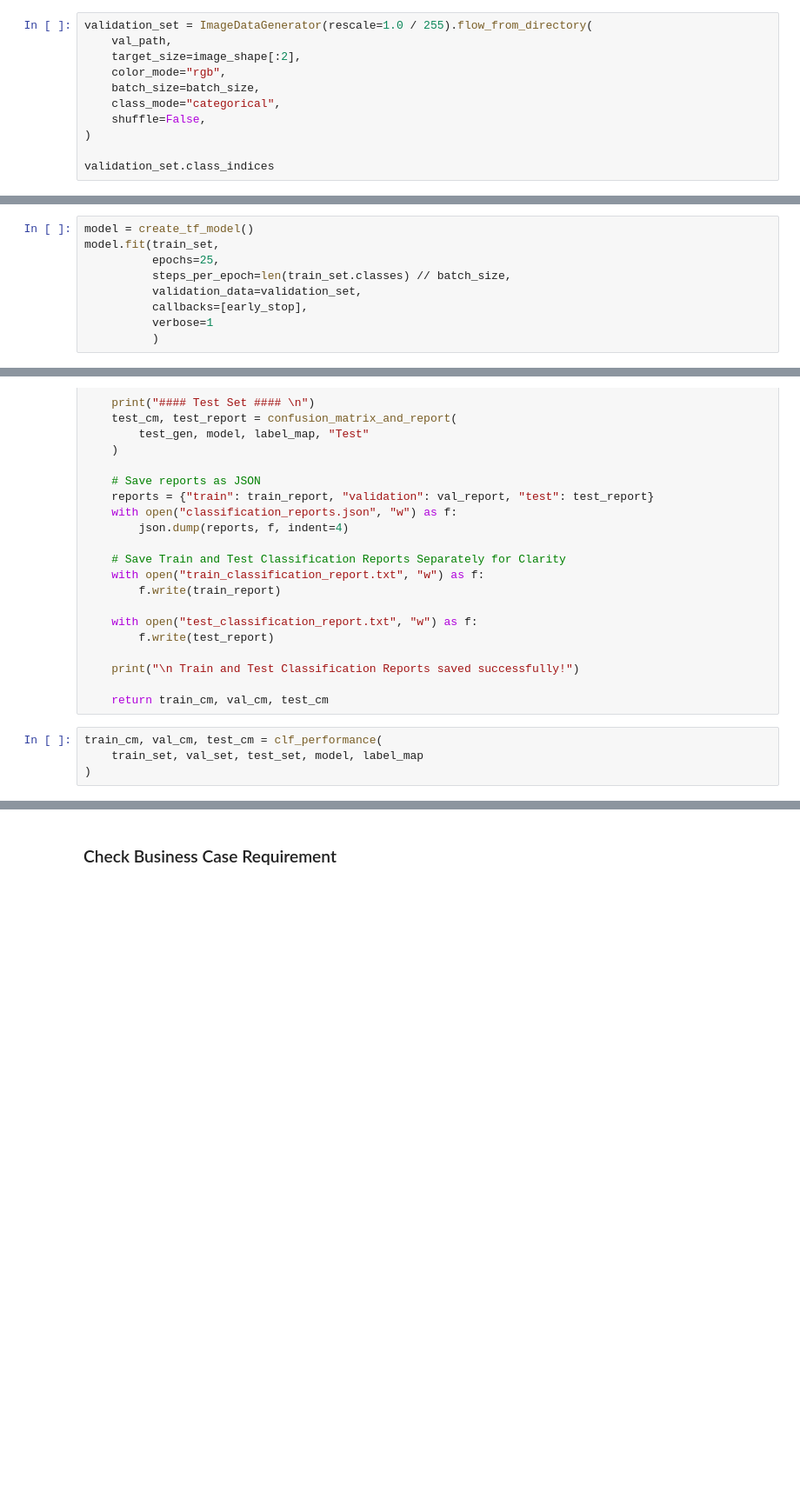
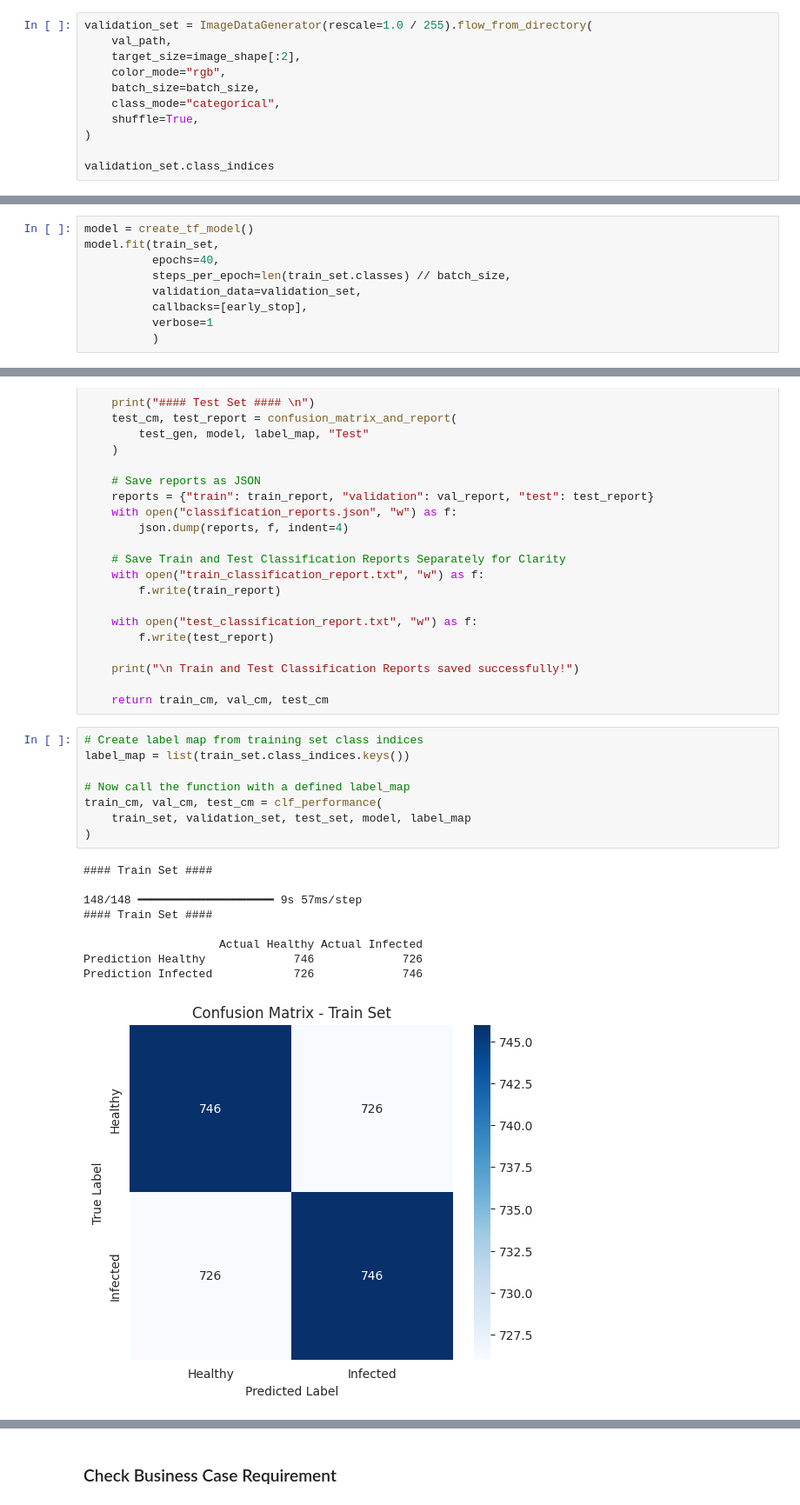
Before and after one commit to micmic210/mildew-detection-app, a Jupyter notebook: jupyter_notebooks/Modeling_Evaluation.ipynb, the cells around one changed output, grey strips where cells are left out. Shown at 87% size. Saved outputs shown, nothing was run; the diff lists cells and outputs as text; blank space fills up the shorter version.

Commit message:
Updated Modeling & Evaluation notebook upto overfitting

```diff
--- a/jupyter_notebooks/Modeling_Evaluation.ipynb
+++ b/jupyter_notebooks/Modeling_Evaluation.ipynb
@@ -193,7 +215,7 @@ validation_set = ImageDataGenerator(rescale=1.0 / 255).flow_from_directory(
     color_mode="rgb",
     batch_size=batch_size,
     class_mode="categorical",
-    shuffle=False,
+    shuffle=True,
 )
 
 validation_set.class_indices
@@ -333,7 +398,7 @@ early_stop = EarlyStopping(monitor='val_loss', patience=5, restore_best_weights=
 # %%
 model = create_tf_model()
 model.fit(train_set,
-          epochs=25,
+          epochs=40,
           steps_per_epoch=len(train_set.classes) // batch_size,
           validation_data=validation_set,
           callbacks=[early_stop],
@@ -488,7 +583,21 @@ def clf_performance(train_gen, val_gen, test_gen, model, label_map):
     print("\n Train and Test Classification Reports saved successfully!")
 
     return train_cm, val_cm, test_cm
-# %%
-train_cm, val_cm, test_cm = clf_performance(
-    train_set, val_set, test_set, model, label_map
-)
+# %%
+# Create label map from training set class indices
+label_map = list(train_set.class_indices.keys())
+
+# Now call the function with a defined label_map
+train_cm, val_cm, test_cm = clf_performance(
+    train_set, validation_set, test_set, model, label_map
+)
+# %% [output]
+#### Train Set ####
+
+148/148 ━━━━━━━━━━━━━━━━━━━━ 9s 57ms/step
+#### Train Set ####
+
+                    Actual Healthy Actual Infected
+Prediction Healthy             746             726
+Prediction Infected            726             746
+[figure, added]
```
Also changed, not shown: parts of 25 cells of this notebook.
